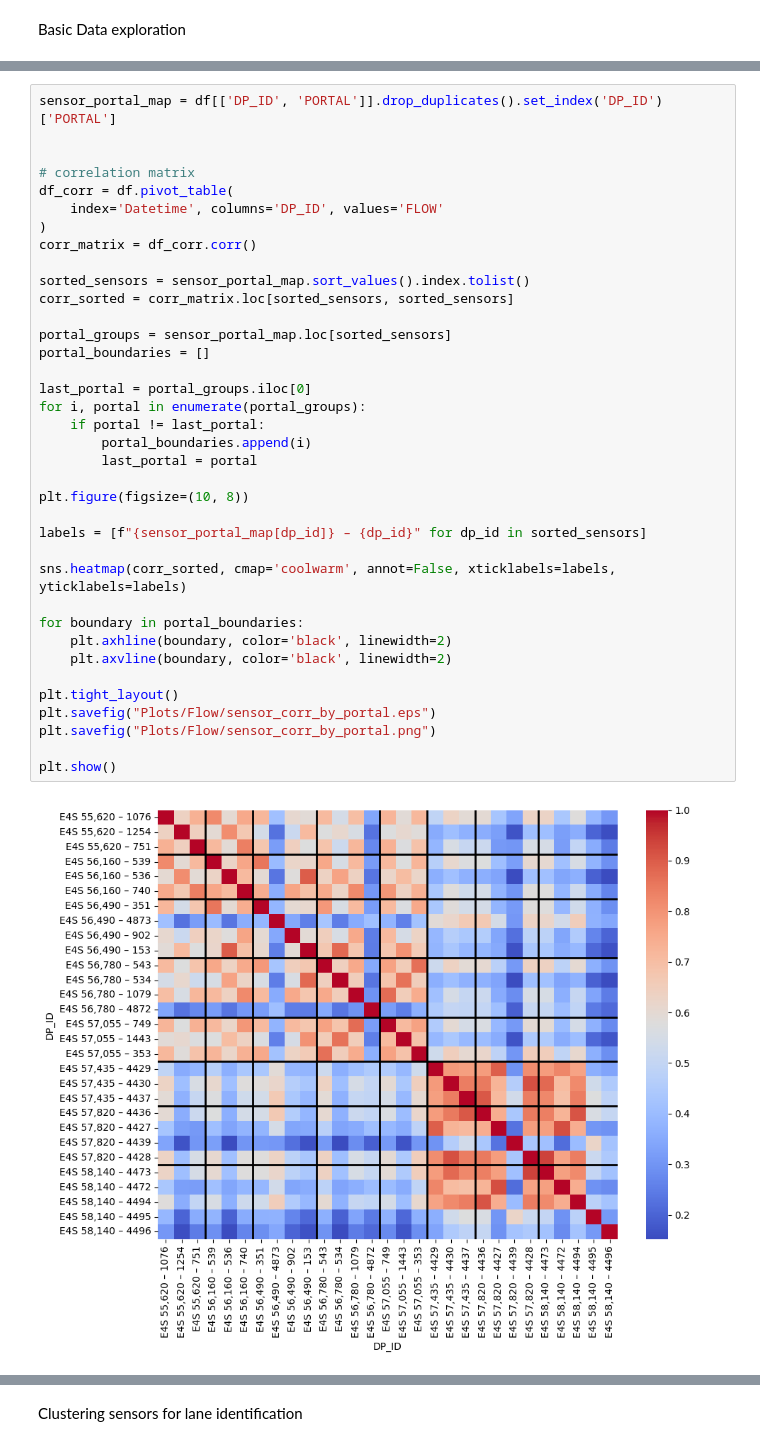
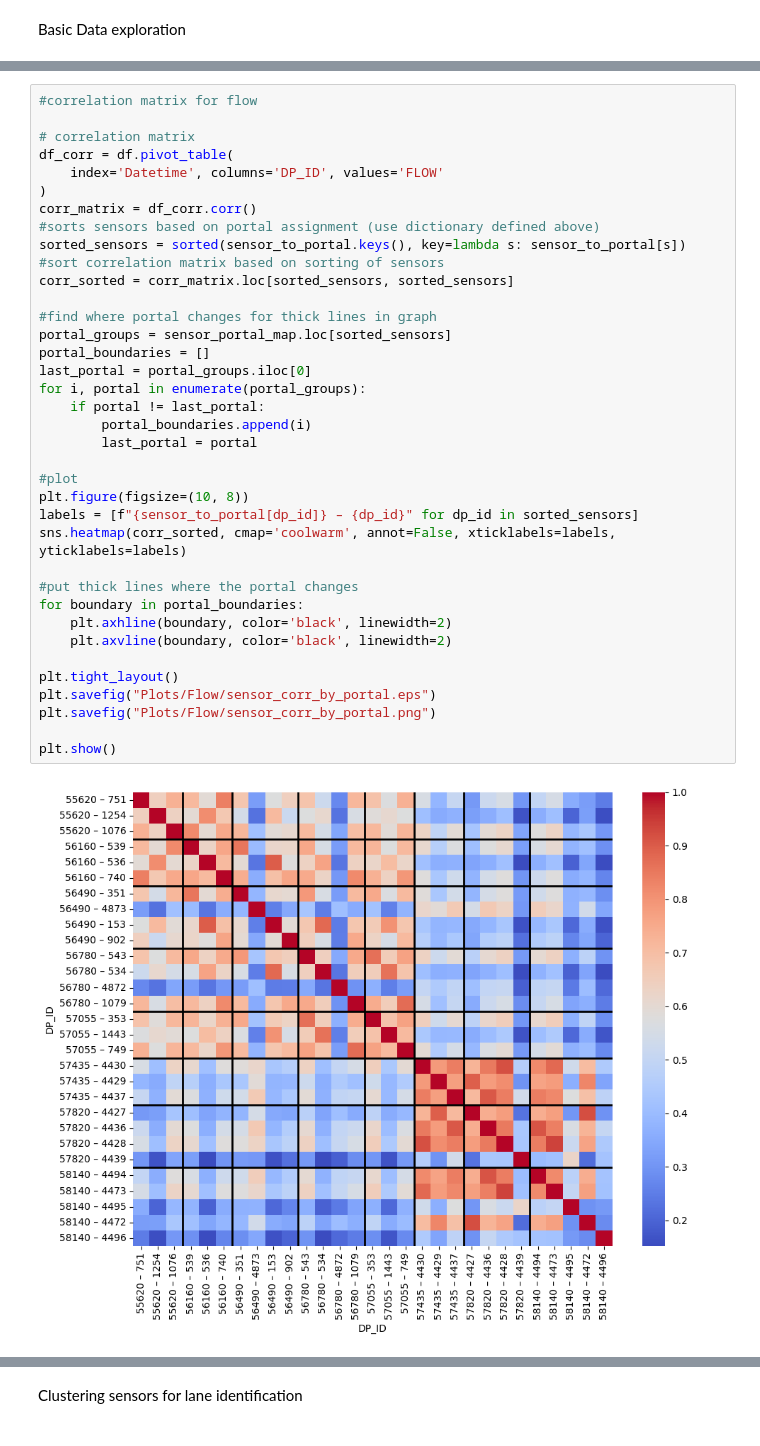
Before and after one commit to Jojo18-20/Project_AI_Transportation, a Jupyter notebook: data_exploration.ipynb, the cells around one changed output, grey strips where cells are left out. Saved outputs shown, nothing was run; the diff lists cells and outputs as text.

Commit message:
code commented in dataexploration, other portal added

```diff
--- a/data_exploration.ipynb
+++ b/data_exploration.ipynb
@@ -249,39 +248,39 @@ plt.show()
 # %%
-sensor_portal_map = df[['DP_ID', 'PORTAL']].drop_duplicates().set_index('DP_ID')['PORTAL']
-
+#correlation matrix for flow
 
 # correlation matrix
 df_corr = df.pivot_table(
     index='Datetime', columns='DP_ID', values='FLOW'
 )
 corr_matrix = df_corr.corr()
-
-sorted_sensors = sensor_portal_map.sort_values().index.tolist()
+#sorts sensors based on portal assignment (use dictionary defined above)
+sorted_sensors = sorted(sensor_to_portal.keys(), key=lambda s: sensor_to_portal[s])
+#sort correlation matrix based on sorting of sensors
 corr_sorted = corr_matrix.loc[sorted_sensors, sorted_sensors]
 
+#find where portal changes for thick lines in graph
 portal_groups = sensor_portal_map.loc[sorted_sensors]
 portal_boundaries = []
-
 last_portal = portal_groups.iloc[0]
 for i, portal in enumerate(portal_groups):
     if portal != last_portal:
         portal_boundaries.append(i)
         last_portal = portal
 
+#plot
 plt.figure(figsize=(10, 8))
-
-labels = [f"{sensor_portal_map[dp_id]} – {dp_id}" for dp_id in sorted_sensors]
-
+labels = [f"{sensor_to_portal[dp_id]} – {dp_id}" for dp_id in sorted_sensors]
 sns.heatmap(corr_sorted, cmap='coolwarm', annot=False, xticklabels=labels, yticklabels=labels)
 
+#put thick lines where the portal changes
 for boundary in portal_boundaries:
     plt.axhline(boundary, color='black', linewidth=2)
     plt.axvline(boundary, color='black', linewidth=2)
 
 plt.tight_layout()
 plt.savefig("Plots/Flow/sensor_corr_by_portal.eps")
 plt.savefig("Plots/Flow/sensor_corr_by_portal.png")
 
 plt.show()
 # %% [output]
-[figure, old version]
+[figure, new version]
```
Also changed, not shown: parts of 33 cells of this notebook, 7 other files.
